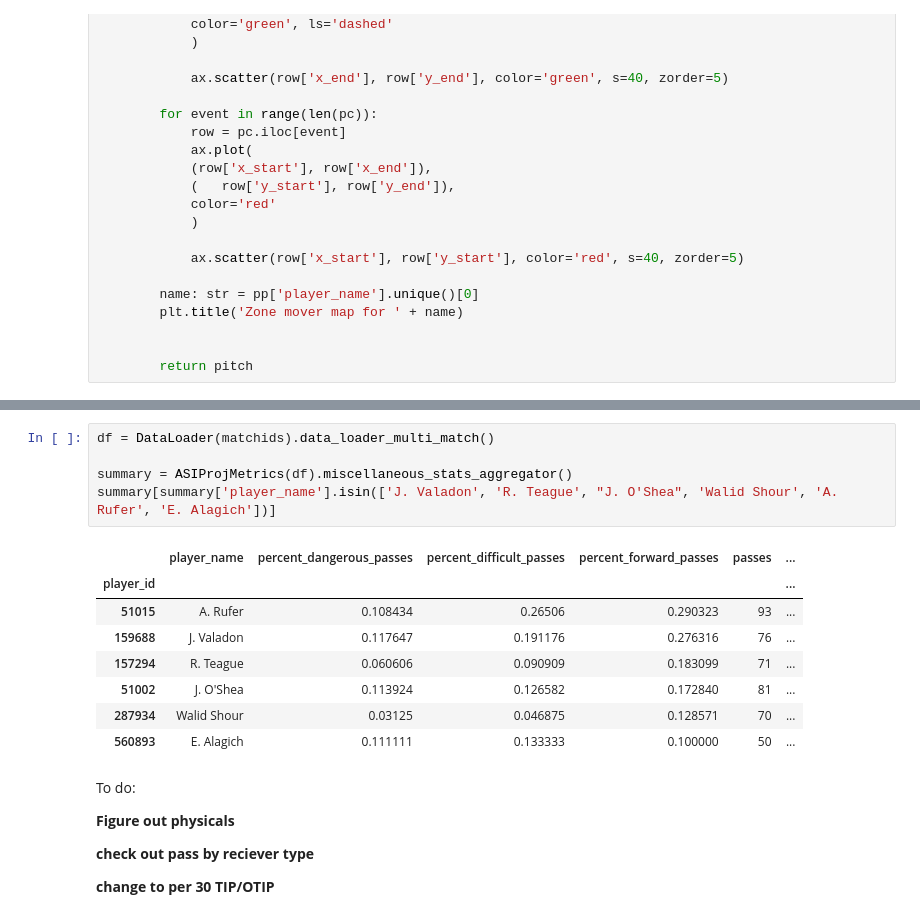
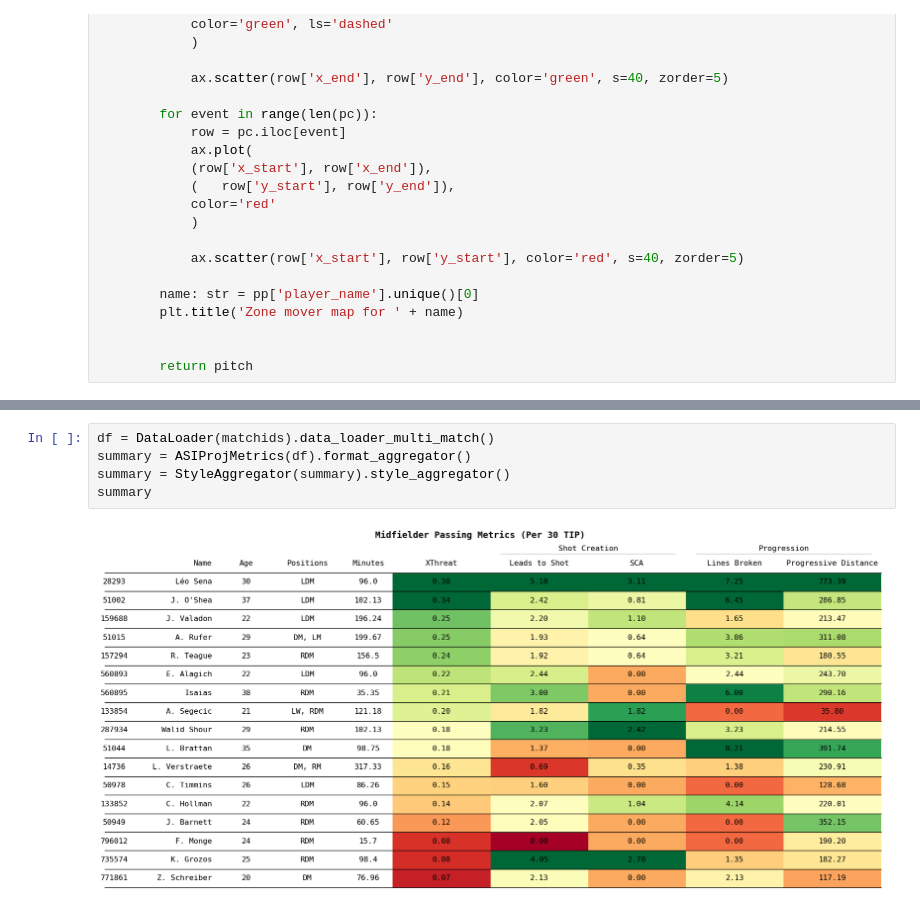
Before and after one commit to nkrackeler30/ASIProj, a Jupyter notebook: Data/ASIProj.ipynb, the cells around one changed output, grey strips where cells are left out. Saved outputs shown, nothing was run; the diff lists cells and outputs as text.

```diff
--- a/Data/ASIProj.ipynb
+++ b/Data/ASIProj.ipynb
@@ -1288,22 +1329,7 @@ class StyleAggregator:
 # %%
 df = DataLoader(matchids).data_loader_multi_match()
-
-summary = ASIProjMetrics(df).miscellaneous_stats_aggregator()
-summary[summary['player_name'].isin(['J. Valadon', 'R. Teague', "J. O'Shea", 'Walid Shour', 'A. Rufer', 'E. Alagich'])]
+summary = ASIProjMetrics(df).format_aggregator()
+summary = StyleAggregator(summary).style_aggregator()
+summary
 # %% [output]
-|  | player_name | percent_dangerous_passes | percent_difficult_passes | percent_forward_passes | passes | ... |
-| player_id |  |  |  |  |  | ... |
-| 51015 | A. Rufer | 0.108434 | 0.26506 | 0.290323 | 93 | ... |
-| 159688 | J. Valadon | 0.117647 | 0.191176 | 0.276316 | 76 | ... |
-| 157294 | R. Teague | 0.060606 | 0.090909 | 0.183099 | 71 | ... |
-| 51002 | J. O'Shea | 0.113924 | 0.126582 | 0.172840 | 81 | ... |
-| 287934 | Walid Shour | 0.03125 | 0.046875 | 0.128571 | 70 | ... |
-| 560893 | E. Alagich | 0.111111 | 0.133333 | 0.100000 | 50 | ... |
+[figure, added]
-# %% [markdown]
-To do:
-
-**Figure out physicals**
-
-**check out pass by reciever type**
-
-**change to per 30 TIP/OTIP**
```
Also changed, not shown: parts of 26 cells of this notebook.
